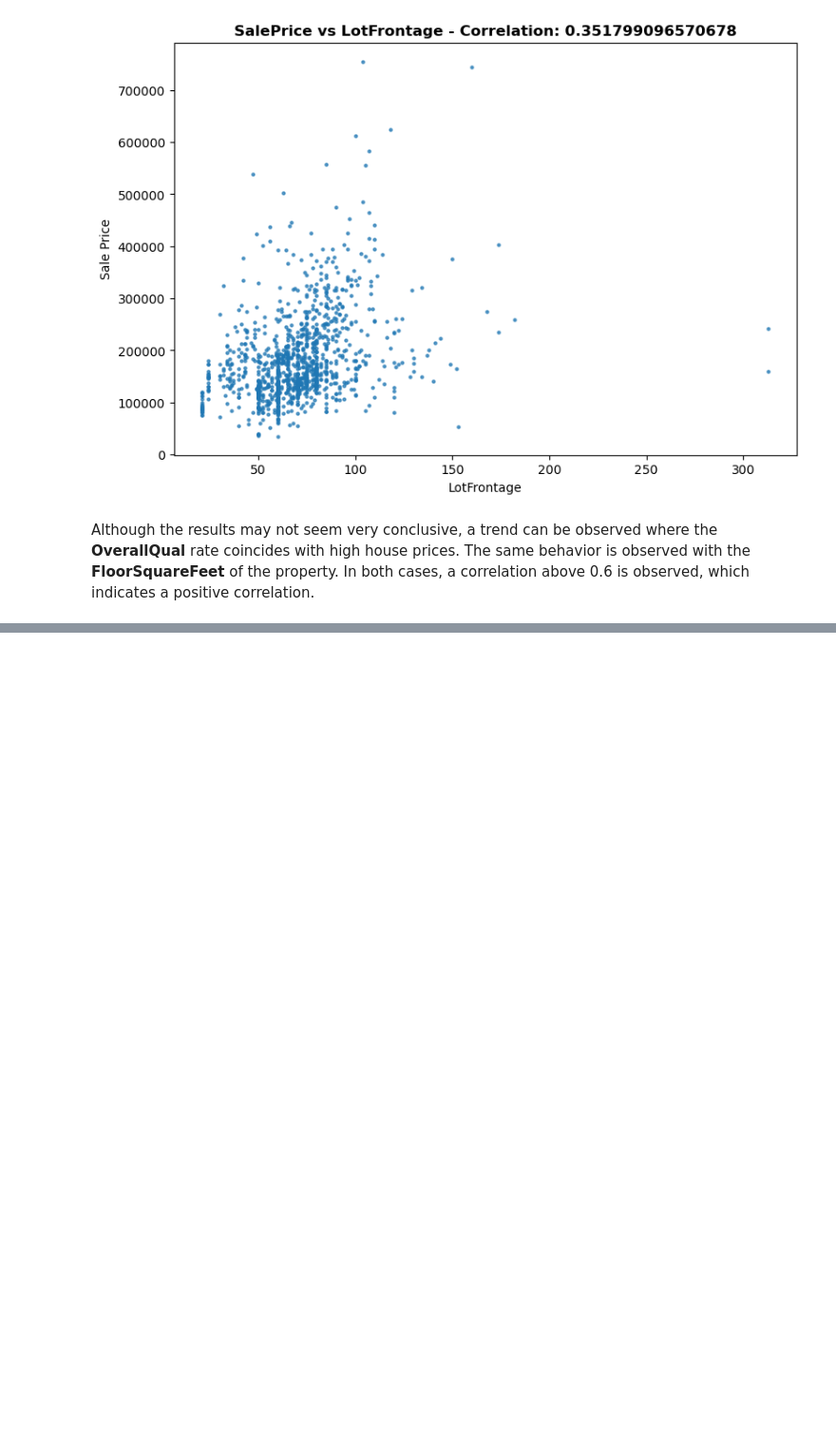
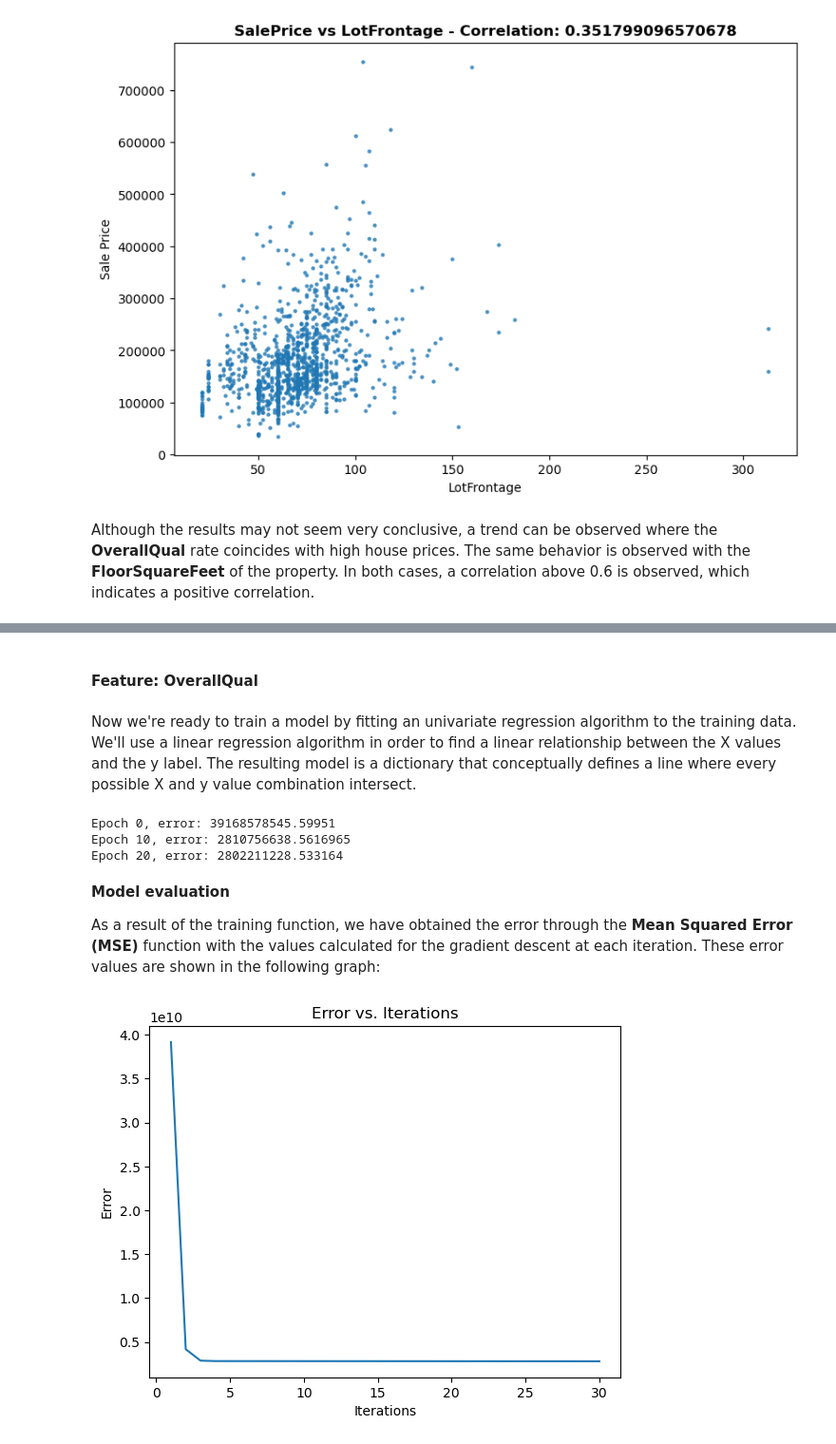
Before and after one commit to carlosopr/g-labs, a Jupyter notebook: project01/house_prices.ipynb, the cells around one changed output, grey strips where cells are left out. Shown: that part at 95% size. Cells and saved outputs as stored; diff of their text form; code cells hidden in the pictures; blank space fills up the shorter version.

Commit message:
Pre trained algorithm and evaluation functions added, also functionality to plot error and prediction

```diff
--- a/project01/house_prices.ipynb
+++ b/project01/house_prices.ipynb
@@ -164,0 +182,30 @@ Although the results may not seem very conclusive, a trend can be observed where
+# %% [markdown]
+#### **Feature: OverallQual**
+# %%
+# Assing values to the label y - SalePrice
+y = data[:,0]
+
+# Assign values to the feature X - OverallQual
+X_f1 = data[:,1]
+
+# Split the data into training and testing sets
+preprocess = PreprocessData()
+X_train_f1, y_train, X_test, y_test = preprocess.split_data(X_f1, y, 0.8)
+# %% [markdown]
+Now we're ready to train a model by fitting an univariate regression algorithm to the training data. We'll use a linear regression algorithm in order to find a linear relationship between the X values and the y label. The resulting model is a dictionary that conceptually defines a line where every possible X and y value combination intersect.
+# %%
+# Create an instance of the CustomModel class and train the model
+model = CustomModel()
+model_dict_f1, errors_f1 = model.train(X_train_f1, y_train, epochs=30, print_error_interval=10, alpha=0.01)
+# %% [output]
+Epoch 0, error: 39168578545.59951
+Epoch 10, error: 2810756638.5616965
+Epoch 20, error: 2802211228.533164
+# %% [markdown]
+**Model evaluation**
+
+As a result of the training function, we have obtained the error through the **Mean Squared Error (MSE)** function with the values calculated for the gradient descent at each iteration. These error values are shown in the following graph:
+# %%
+DataPlotter.plot_error(errors_f1)
+# %% [output]
+[figure, added]
```
Also changed, not shown: parts of 13 cells of this notebook, 2 other files.
